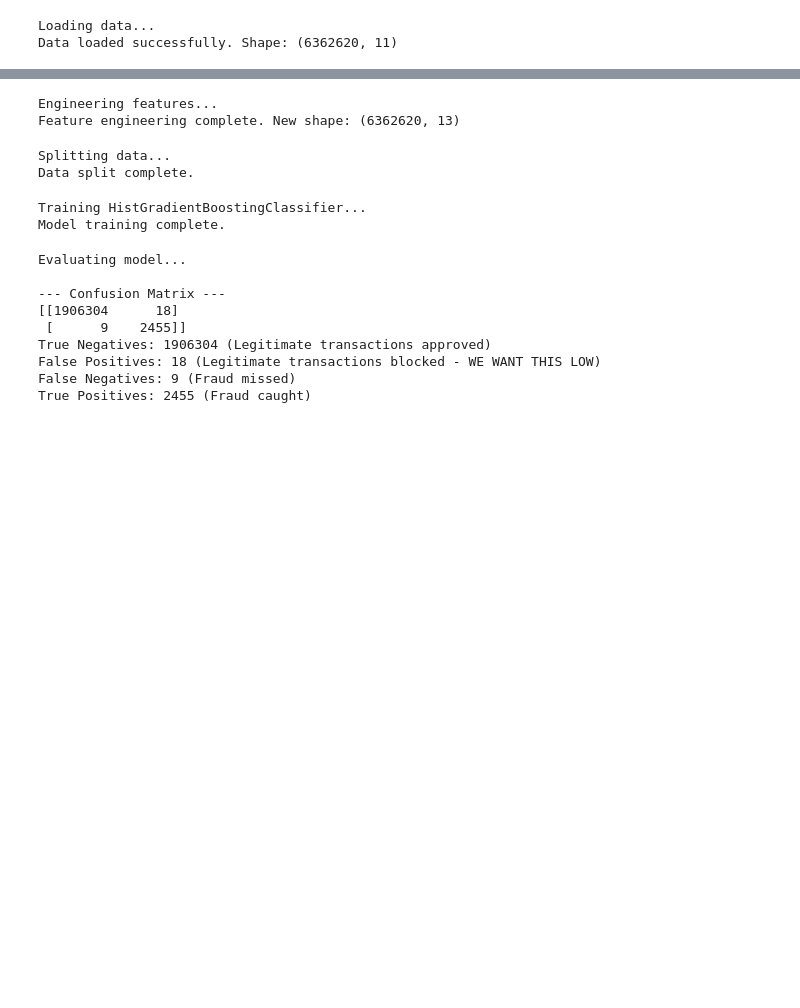
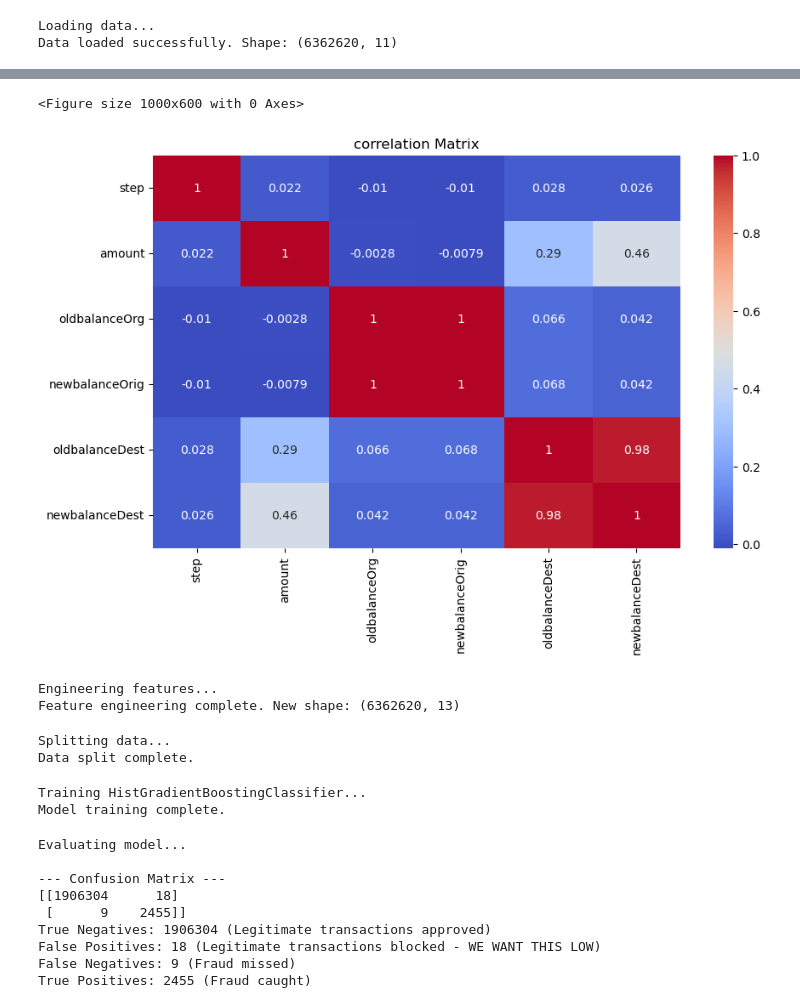
Before and after one commit to Krishna-0286/Transaction-Security-Scanner-ml, a Jupyter notebook: notebook/fraud_jup.ipynb, the cells around one changed output, grey strips where cells are left out. Saved outputs shown, nothing was run; the diff lists cells and outputs as text; code cells hidden in the pictures; blank space fills up the shorter version.

```diff
--- a/notebook/fraud_jup.ipynb
+++ b/notebook/fraud_jup.ipynb
@@ -17,3 +142,27 @@ Data loaded successfully. Shape: (6362620, 11)
+# %%
+# understanding feature types and separate columns types
+
+numerical_cols = [
+    'step', 'amount',
+    'oldbalanceOrg', 'newbalanceOrig',
+    'oldbalanceDest', 'newbalanceDest'
+]
+
+categorical_cols = ['type']
+
+identifier_cols = ['nameOrig', 'nameDest']
+
+target_col = 'isFraud'
+# %%
+# Multicollinearity
+# correlation Matrix
+plt.figure(figsize=(10,6))
+sns.heatmap(df[numerical_cols].corr(),annot=True,cmap='coolwarm')
+plt.title("correlation Matrix")
+plt.show()
+# %% [output]
+<Figure size 1000x600 with 0 Axes>
+[figure, added]
 # %%
 print("Engineering features...")
 
```
Also changed, not shown: parts of 13 cells of this notebook.
